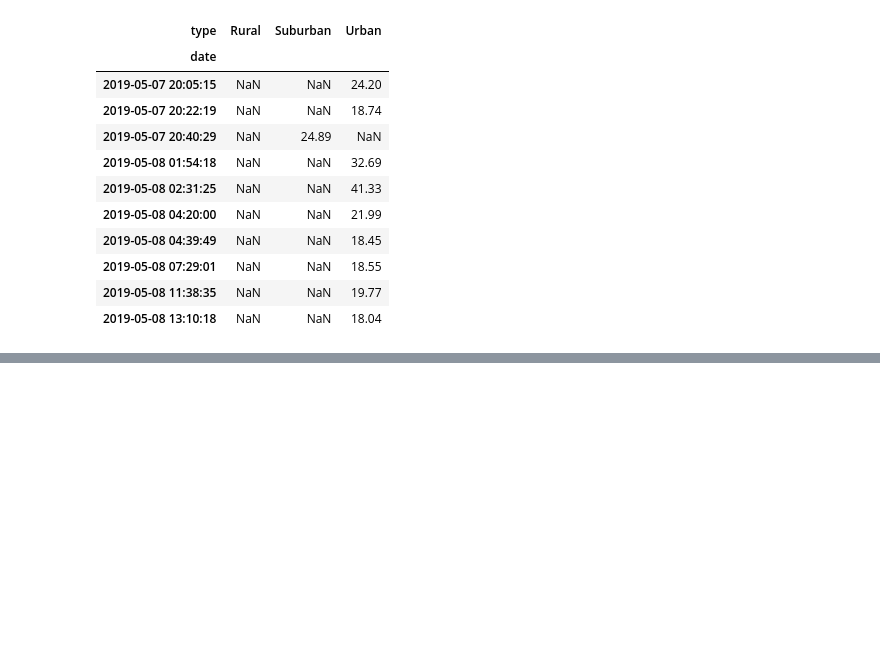
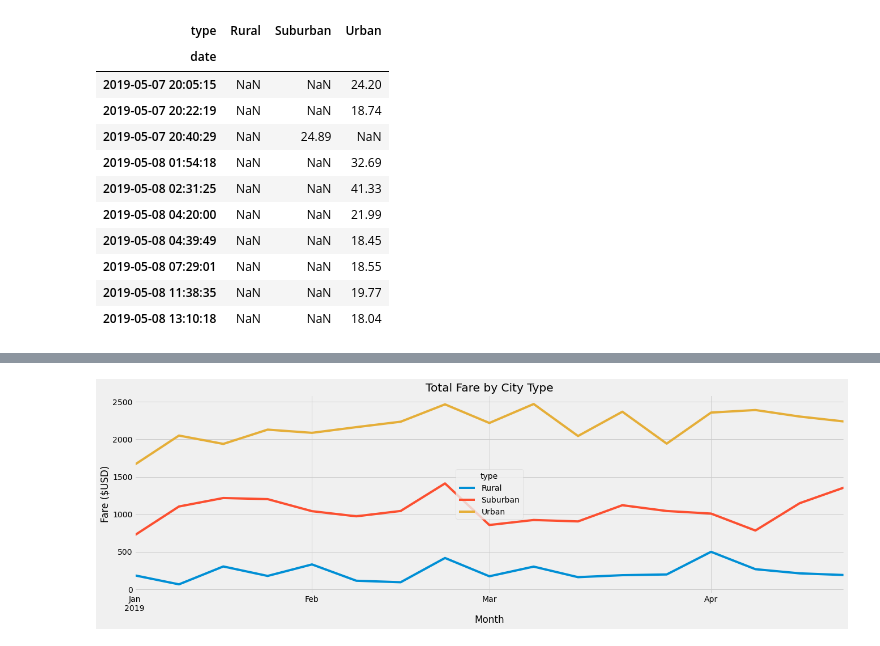
Before and after one commit to fkerimov/PyBer_Analysis, a Jupyter notebook: PyBer_Challenge.ipynb, the cells around one changed output, grey strips where cells are left out. Saved outputs shown, nothing was run; the diff lists cells and outputs as text; code cells hidden in the pictures; blank space fills up the shorter version.

Commit message:
Adding code and summary graph

```diff
--- a/PyBer_Challenge.ipynb
+++ b/PyBer_Challenge.ipynb
@@ -141,5 +174,5 @@ fares_jan_apr_df.tail(10)
 # %%
 # 6. Set the "date" index to datetime datatype. This is necessary to use the resample() method in Step 8.
-# df.index = pd.to_datetime(df.index)
+fares_jan_apr_df.index = pd.to_datetime(fares_jan_apr_df.index)
 # %%
 # 7. Check that the datatype for the index is datetime using df.info()
@@ -146,2 +191,4 @@ fares_jan_apr_df.tail(10)
 # %%
 # 8. Create a new DataFrame using the "resample()" function by week 'W' and get the sum of the fares for each week.
+weekly_fares_jan_apr_df = fares_jan_apr_df.resample('W').sum()
+weekly_fares_jan_apr_df.head(10)
@@ -148,7 +208,21 @@ fares_jan_apr_df.tail(10)
 # %%
 # 8. Using the object-oriented interface method, plot the resample DataFrame using the df.plot() function.
 
 # Import the style from Matplotlib.
 from matplotlib import style
 # Use the graph style fivethirtyeight.
 style.use('fivethirtyeight')
+
+fare_summary = weekly_fares_jan_apr_df.plot(figsize=(20, 6))
+
+# Add title, y and x axis labels
+fare_summary.set_title("Total Fare by City Type")
+fare_summary.set_ylabel("Fare ($USD)")
+fare_summary.set_xlabel("Month")
+
+# Save figure
+plt.savefig("analysis/PyBer_fare_summary.png")
+
+plt.show()
+# %% [output]
+[figure, added]
```
Also changed, not shown: parts of 5 cells of this notebook, 1 other file.
